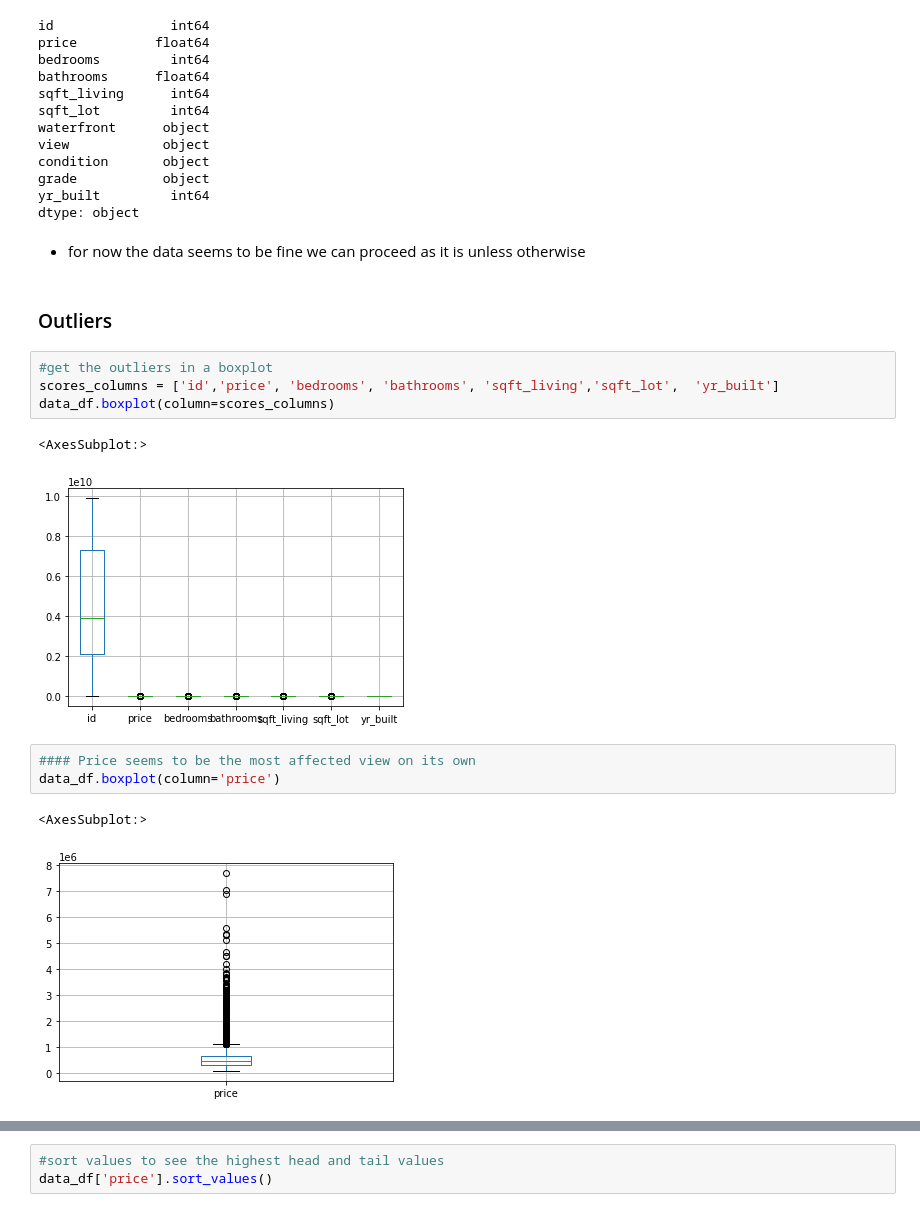
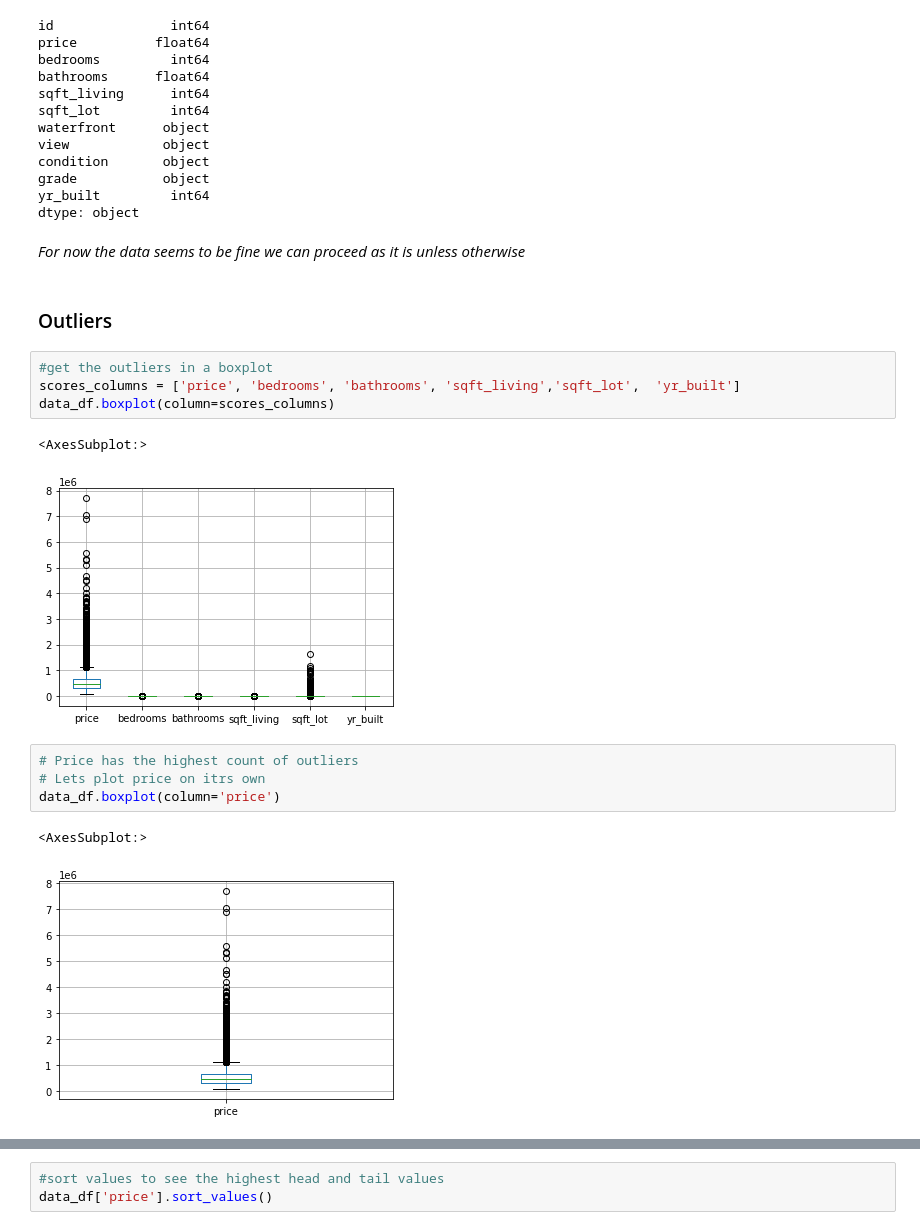
Before and after one commit to Lawez/phase-2-project-group, a Jupyter notebook: student.ipynb, the cells around one changed output, grey strips where cells are left out. Cells and saved outputs as stored; diff of their text form.

```diff
--- a/student.ipynb
+++ b/student.ipynb
@@ -434,18 +433,19 @@ grade           object
 yr_built         int64
 dtype: object
 # %% [markdown]
-* for now the data seems to be fine we can proceed as it is unless otherwise
+*For now the data seems to be fine we can proceed as it is unless otherwise*
 # %% [markdown]
 ### Outliers
 # %%
 #get the outliers in a boxplot
-scores_columns = ['id','price', 'bedrooms', 'bathrooms', 'sqft_living','sqft_lot',  'yr_built']
+scores_columns = ['price', 'bedrooms', 'bathrooms', 'sqft_living','sqft_lot',  'yr_built']
 data_df.boxplot(column=scores_columns)
 # %% [output]
 <AxesSubplot:>
-[figure, old version]
+[figure, new version]
 # %%
-#### Price seems to be the most affected view on its own
+# Price has the highest count of outliers
+# Lets plot price on itrs own
 data_df.boxplot(column='price')
 # %% [output]
 <AxesSubplot:>
```
Also changed, not shown: parts of 40 cells of this notebook.
